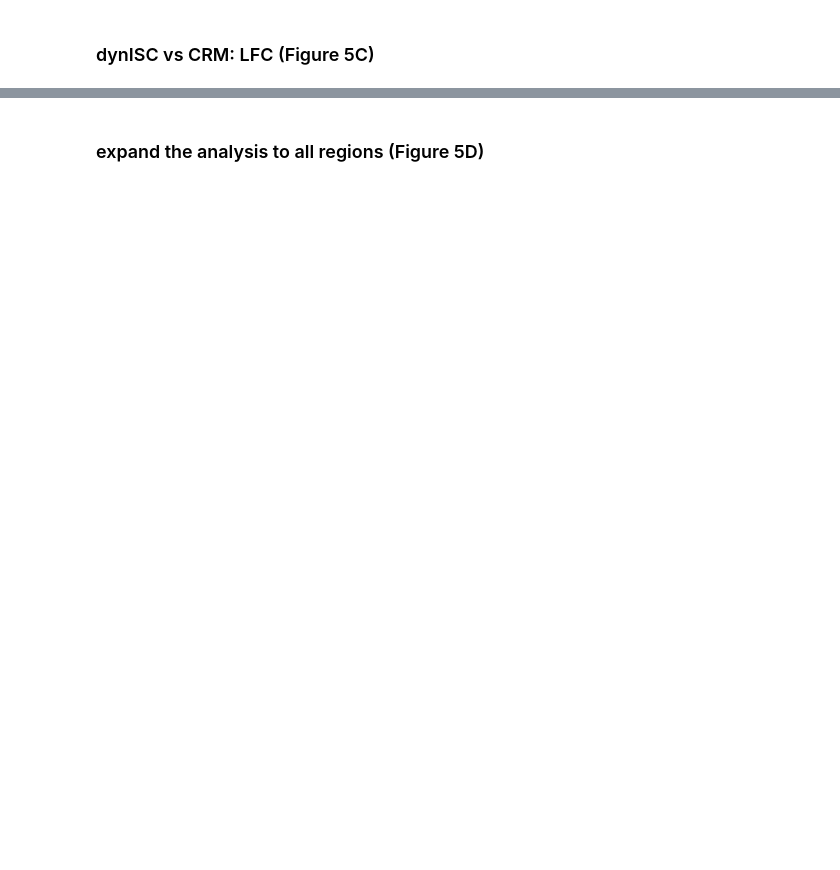
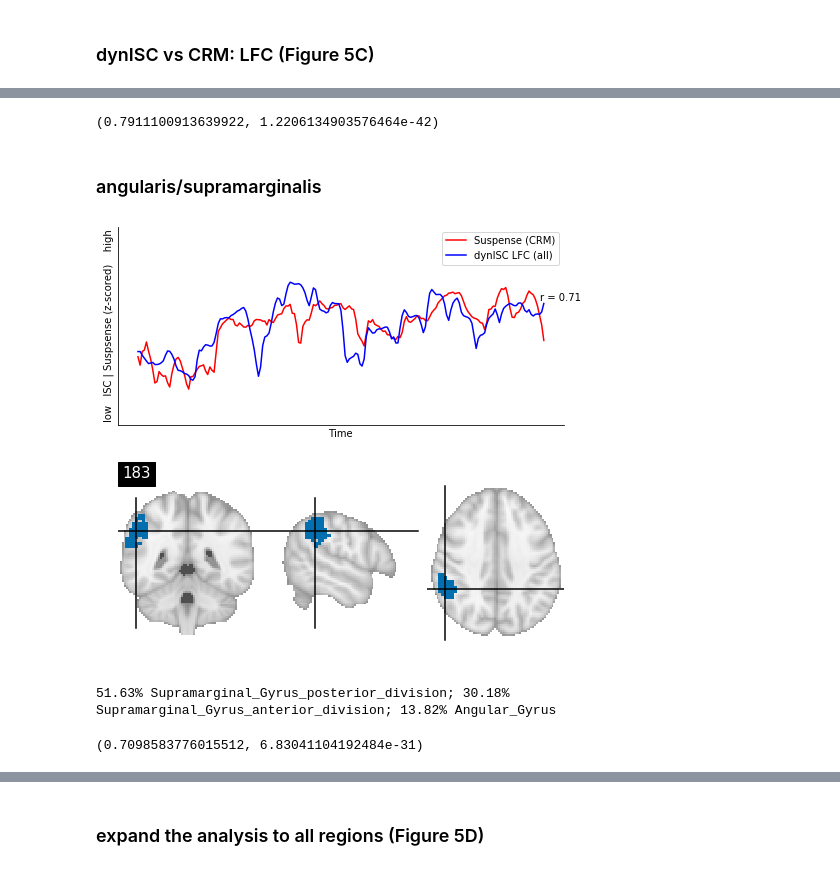
Before and after one commit to nomcomm/CamCanSuspenseISC_JMP, a Jupyter notebook: scripts/Blinded_JMP_04_DynamicISC-ReportedSuspense.ipynb, the cells around one changed output, grey strips where cells are left out. Cells and saved outputs as stored; diff of their text form; code cells hidden in the pictures; blank space fills up the shorter version.

```diff
--- a/scripts/Blinded_JMP_04_DynamicISC-ReportedSuspense.ipynb
+++ b/scripts/Blinded_JMP_04_DynamicISC-ReportedSuspense.ipynb
@@ -155,0 +174,63 @@ print(curr_title)
+# %%
+curr_region = 6
+
+linregress(
+           scipy.stats.zscore(dyn_isc_result_all[:,curr_region]) ,
+           scipy.stats.zscore(suspense)
+      )[2:4]
+# %% [output]
+(0.7911100913639922, 1.2206134903576464e-42)
+# %% [markdown]
+### angularis/supramarginalis
+# %%
+curr_region = 183
+shen_dictionary = np.load(shen_dictionary_file, allow_pickle=True).item()
+curr_title = shen_dictionary[curr_region + 1]['name']
+curr_coords = shen_dictionary[curr_region + 1]['coords']
+
+f = plt.figure(figsize=(8,8))
+region_vector = np.zeros((1,268))
+region_vector[0,curr_region] = 0.5
+region_img = shen_masker.inverse_transform(region_vector);
+
+curr_title = shen_dictionary[curr_region + 1]['name']
+curr_coords = shen_dictionary[curr_region + 1]['coords']
+
+ax1 = f.add_subplot(211)
+ax1.plot(scipy.stats.zscore(suspense), color = 'red',   label = 'Suspense (CRM)');
+ax1.plot(scipy.stats.zscore(dyn_isc_result_all[:,curr_region]),             color = 'blue', label = 'dynISC LFC (all)');
+
+alignment = np.corrcoef(
+                (scipy.stats.zscore(dyn_isc_result_all[:,curr_region]) ),
+                 scipy.stats.zscore(suspense) )[0,1]
+
+text = ('r = ' + str(np.round(alignment, 2)) )
+
+ax1.annotate(text, xy=(190, 1))
+
+plt.legend(loc = 0)
+plt.ylim(-4, 4)
+plt.xlabel('Time')
+plt.ylabel('low   ISC | Suspsense (z-scored)    high')
+plt.xticks([]);
+plt.yticks([]);
+sns.despine()
+
+ax2 = f.add_subplot(212)
+nilearn.plotting.plot_stat_map(nilearn.image.index_img(region_img,0),threshold = 0.45, vmax = 1., draw_cross = True,colorbar = False,
+                                       cmap = 'PuBu',  annotate = False,cut_coords = curr_coords,
+                                       title = str(curr_region),axes = ax2);
+plt.show()
+print(curr_title)
+# %% [output]
+[figure, added]
+51.63% Supramarginal_Gyrus_posterior_division; 30.18% Supramarginal_Gyrus_anterior_division; 13.82% Angular_Gyrus
+# %%
+curr_region = 183
+
+linregress(
+           scipy.stats.zscore(dyn_isc_result_all[:,curr_region]) ,
+           scipy.stats.zscore(suspense)
+      )[2:4]
+# %% [output]
+(0.7098583776015512, 6.83041104192484e-31)
```
Also changed, not shown: parts of 11 cells of this notebook, 5 other files.
